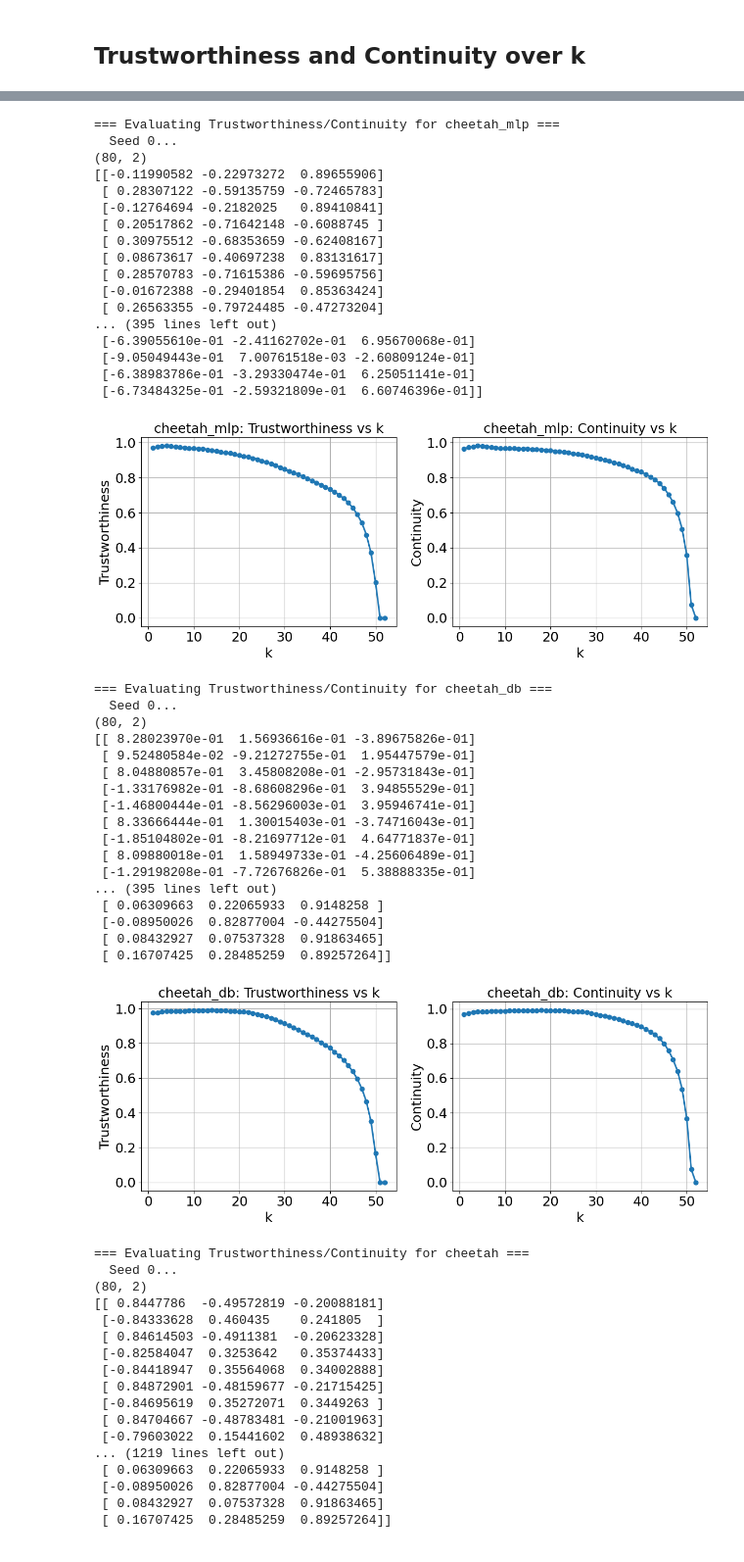
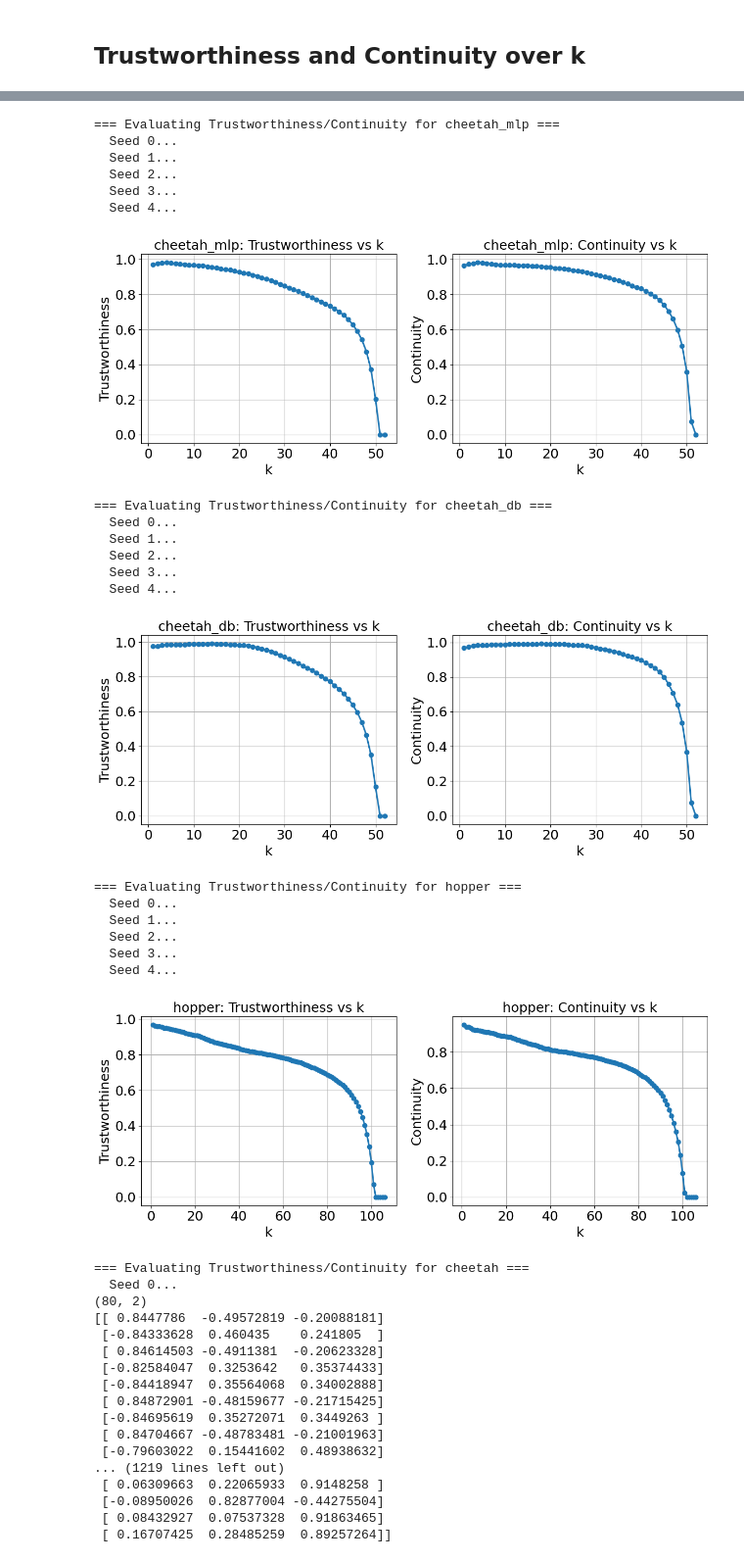
Before and after one commit to ffelten/Behavior-vs-Objective-Space, a Jupyter notebook: morl_behavior_objective/analysis/analysis_others.ipynb, the cells around one changed output, grey strips where cells are left out. Shown at 98% size. Saved outputs shown, nothing was run; the diff lists cells and outputs as text; code cells hidden in the pictures.

Commit message:
updated analysis with k and lstm

```diff
--- a/morl_behavior_objective/analysis/analysis_others.ipynb
+++ b/morl_behavior_objective/analysis/analysis_others.ipynb
@@ -40,6 +40,7 @@ environments = {
     "cheetah": {
         "trajectory_dir": "../../trajectories/morld/mo-halfcheetah-v5/seed0",
         "embedding_path": f"../../trajectories/morld/mo-halfcheetah-v5/embeddings/mean_be_MHC_e100_seed{seed}.json",
+        "lstm": f"../../trajectories/morld/mo-halfcheetah-v5/final_embeddings/mean_lstm_MHC_e100_seed{seed}.json",
     },
     "highway": {
         "trajectory_dir": "../../trajectories/morld/mo-highway-fast-v0/seed0",
@@ -66,12 +67,14 @@ returns_hopper_3d = get_pareto_front(environments["hopper_3d"]["trajectory_dir"]
 
 # Load transformer embeddings
 all_t_emb_cheetah, _ = load_transformer_embeddings(environments["cheetah"]["embedding_path"])
+all_lstm_emb_cheetah, _ = load_transformer_embeddings(environments["cheetah"]["lstm"])
 all_t_emb_high, _ = load_transformer_embeddings(environments["highway"]["embedding_path"])
 all_t_emb_hopper_2d, _ = load_transformer_embeddings(environments["hopper_2d"]["embedding_path"])
 all_t_emb_hopper_3d, _ = load_transformer_embeddings(environments["hopper_3d"]["embedding_path"])
 
 print("Data loaded successfully:")
 print(f" Cheetah: returns shape: {returns_cheetah.shape}, embeddings shape: {all_t_emb_cheetah.shape}")
+print(f" Cheetah LSTM: returns shape: {returns_cheetah.shape}, embeddings shape: {all_lstm_emb_cheetah.shape}")
 print(f" Highway: returns shape: {returns_highway.shape}, embeddings shape: {all_t_emb_high.shape}")
 print(f" Hopper 2D: returns shape: {returns_hopper_2d.shape}, embeddings shape: {all_t_emb_hopper_2d.shape}")
 print(f" Hopper 3D: returns shape: {returns_hopper_3d.shape}, embeddings shape: {all_t_emb_hopper_3d.shape}")
@@ -98,6 +105,7 @@ print("=== ZADU METRICS COMPUTATION ===")
 trustworthiness_cheetah_pf_t = []
 trustworthiness_hopper_pf_t = []
 trustworthiness_cheetah_pf_mlp = []
+trustworthiness_cheetah_pf_lstm = []
 trustworthiness_highway_pf_t = []
 trustworthiness_hopper2d_pf_t = []
 trustworthiness_hopper3d_pf_t = []
@@ -108,6 +116,7 @@ continuity_highway_pf_t = []
 continuity_hopper2d_pf_t = []
 continuity_hopper3d_pf_t = []
 continuity_cheetah_pf_mlp = []
+continuity_cheetah_pf_lstm = []
 
 
 for seed in range(5):
@@ -117,6 +126,7 @@ for seed in range(5):
             "trajectory_dir": "../../trajectories/morld/mo-halfcheetah-v5/seed0",
             "embedding_path": f"../../trajectories/morld/mo-halfcheetah-v5/embeddings/mean_be_MHC_e100_seed{seed}.json",
             "mlp_path": f"../../trajectories/morld/mo-halfcheetah-v5/embeddings/mean_mlp_MHC_e100_seed{seed}_mlp.json",
+            "lstm": f"../../trajectories/morld/mo-halfcheetah-v5/final_embeddings/mean_lstm_MHC_e100_seed{seed}.json"
         },
         "highway": {
             "trajectory_dir": "../../trajectories/morld/mo-highway-fast-v0/seed0",
@@ -132,9 +142,9 @@ for seed in range(5):
         },
     }
 
-
     cheetah_emb_seed, _ = load_transformer_embeddings(environments["cheetah"]["embedding_path"])
     cheetah_mlp_emb_seed = load_transformer_embeddings(environments["cheetah"]["mlp_path"])[0]
+    cheetah_lstm_emb_seed, _ = load_transformer_embeddings(environments["cheetah"]["lstm"])  # fixed: unpack tuple
     highway_emb_seed, _ = load_transformer_embeddings(environments["highway"]["embedding_path"])
     hopper_2d_emb_seed, _ = load_transformer_embeddings(environments["hopper_2d"]["embedding_path"])
     hopper_3d_emb_seed, _ = load_transformer_embeddings(environments["hopper_3d"]["embedding_path"])
@@ -146,6 +156,7 @@ for seed in range(5):
 
     cheetah_pf_t = compute_zadu_metrics(returns_cheetah_seed, cheetah_emb_seed)
     cheetah_pf_mlp = compute_zadu_metrics(returns_cheetah_seed, cheetah_mlp_emb_seed)
+    cheetah_pf_lstm = compute_zadu_metrics(returns_cheetah_seed, cheetah_lstm_emb_seed)
     highway_pf_t = compute_zadu_metrics(returns_highway_seed, highway_emb_seed)
     hopper_2d_pf_t = compute_zadu_metrics(returns_hopper_2d_seed, hopper_2d_emb_seed)
     hopper_3d_pf_t = compute_zadu_metrics(returns_hopper_3d_seed, hopper_3d_emb_seed)
@@ -154,6 +165,8 @@ for seed in range(5):
     continuity_cheetah_pf_t.append(cheetah_pf_t[0]["continuity"])
     trustworthiness_cheetah_pf_mlp.append(cheetah_pf_mlp[0]["trustworthiness"])
     continuity_cheetah_pf_mlp.append(cheetah_pf_mlp[0]["continuity"])
+    trustworthiness_cheetah_pf_lstm.append(cheetah_pf_lstm[0]["trustworthiness"])
+    continuity_cheetah_pf_lstm.append(cheetah_pf_lstm[0]["continuity"])
     trustworthiness_highway_pf_t.append(highway_pf_t[0]["trustworthiness"])
     continuity_highway_pf_t.append(highway_pf_t[0]["continuity"])
     trustworthiness_hopper2d_pf_t.append(hopper_2d_pf_t[0]["trustworthiness"])
@@ -162,26 +175,22 @@ for seed in range(5):
     continuity_hopper3d_pf_t.append(hopper_3d_pf_t[0]["continuity"])
 
 
-
 print("trustworthiness_cheetah_pf_t", np.mean(trustworthiness_cheetah_pf_t), "\\pm", np.std(trustworthiness_cheetah_pf_t))
-
 print("continuity_cheetah_pf_t", np.mean(continuity_cheetah_pf_t), "\\pm", np.std(continuity_cheetah_pf_t))
 
 print("trustworthiness_cheetah_pf_mlp", np.mean(trustworthiness_cheetah_pf_mlp), "\\pm", np.std(trustworthiness_cheetah_pf_mlp))
-
 print("continuity_cheetah_pf_mlp", np.mean(continuity_cheetah_pf_mlp), "\\pm", np.std(continuity_cheetah_pf_mlp))
 
+print("trustworthiness_cheetah_pf_lstm", np.mean(trustworthiness_cheetah_pf_lstm), "\\pm", np.std(trustworthiness_cheetah_pf_lstm))
+print("continuity_cheetah_pf_lstm", np.mean(continuity_cheetah_pf_lstm), "\\pm", np.std(continuity_cheetah_pf_lstm))
 
 print("trustworthiness_highway_pf_t", np.mean(trustworthiness_highway_pf_t), "\\pm", np.std(trustworthiness_highway_pf_t))
-
 print("continuity_highway_pf_t", np.mean(continuity_highway_pf_t), "\\pm", np.std(continuity_highway_pf_t))
 
 print("trustworthiness_hopper_2d_pf_t", np.mean(trustworthiness_hopper2d_pf_t), "\\pm", np.std(trustworthiness_hopper2d_pf_t))
-
 print("continuity_hopper_2d_pf_t", np.mean(continuity_hopper2d_pf_t), "\\pm", np.std(continuity_hopper2d_pf_t))
 
 print("trustworthiness_hopper_3d_pf_t", np.mean(trustworthiness_hopper3d_pf_t), "\\pm", np.std(trustworthiness_hopper3d_pf_t))
-
 print("continuity_hopper_3d_pf_t", np.mean(continuity_hopper3d_pf_t), "\\pm", np.std(continuity_hopper3d_pf_t))
 # %% [output]
 === ZADU METRICS COMPUTATION ===
@@ -420,6 +440,11 @@ environments = {
     "cheetah_db": {
         "trajectory_dir": "../../trajectories/morld/mo-halfcheetah-v5/seed{seed}",
         "embedding_path": "../../trajectories/morld/mo-halfcheetah-v5/embeddings/mean_db_MHC_e100_seed{seed}_mlp.json"
+    },
+
+    "hopper": {
+        "trajectory_dir": "../../trajectories/morld/mo-hopper-v5/seed{seed}",
+        "embedding_path": "../../trajectories/morld/mo-hopper-v5/embeddings/mean_be_MHo_e100_seed{seed}.json",
     }
 }
 
@@ -461,40 +475,25 @@ for env_name, cfg in environments.items():
 [figure]
 === Evaluating Trustworthiness/Continuity for cheetah_mlp ===
   Seed 0...
-(80, 2)
-[[-0.11990582 -0.22973272  0.89655906]
- [ 0.28307122 -0.59135759 -0.72465783]
- [-0.12764694 -0.2182025   0.89410841]
- [ 0.20517862 -0.71642148 -0.6088745 ]
- [ 0.30975512 -0.68353659 -0.62408167]
- [ 0.08673617 -0.40697238  0.83131617]
- [ 0.28570783 -0.71615386 -0.59695756]
- [-0.01672388 -0.29401854  0.85363424]
- [ 0.26563355 -0.79724485 -0.47273204]
-... (395 lines left out)
- [-6.39055610e-01 -2.41162702e-01  6.95670068e-01]
- [-9.05049443e-01  7.00761518e-03 -2.60809124e-01]
- [-6.38983786e-01 -3.29330474e-01  6.25051141e-01]
- [-6.73484325e-01 -2.59321809e-01  6.60746396e-01]]
+  Seed 1...
+  Seed 2...
+  Seed 3...
+  Seed 4...
 [figure]
 === Evaluating Trustworthiness/Continuity for cheetah_db ===
   Seed 0...
-(80, 2)
-[[ 8.28023970e-01  1.56936616e-01 -3.89675826e-01]
- [ 9.52480584e-02 -9.21272755e-01  1.95447579e-01]
- [ 8.04880857e-01  3.45808208e-01 -2.95731843e-01]
- [-1.33176982e-01 -8.68608296e-01  3.94855529e-01]
- [-1.46800444e-01 -8.56296003e-01  3.95946741e-01]
- [ 8.33666444e-01  1.30015403e-01 -3.74716043e-01]
- [-1.85104802e-01 -8.21697712e-01  4.64771837e-01]
- [ 8.09880018e-01  1.58949733e-01 -4.25606489e-01]
- [-1.29198208e-01 -7.72676826e-01  5.38888335e-01]
-... (395 lines left out)
- [ 0.06309663  0.22065933  0.9148258 ]
- [-0.08950026  0.82877004 -0.44275504]
- [ 0.08432927  0.07537328  0.91863465]
- [ 0.16707425  0.28485259  0.89257264]]
+  Seed 1...
+  Seed 2...
+  Seed 3...
+  Seed 4...
 [figure]
+=== Evaluating Trustworthiness/Continuity for hopper ===
+  Seed 0...
+  Seed 1...
+  Seed 2...
+  Seed 3...
+  Seed 4...
+[figure, added]
 # %%
 import matplotlib as mpl
 import matplotlib.pyplot as plt
```
Also changed, not shown: parts of 5 cells of this notebook, 5 other files.
